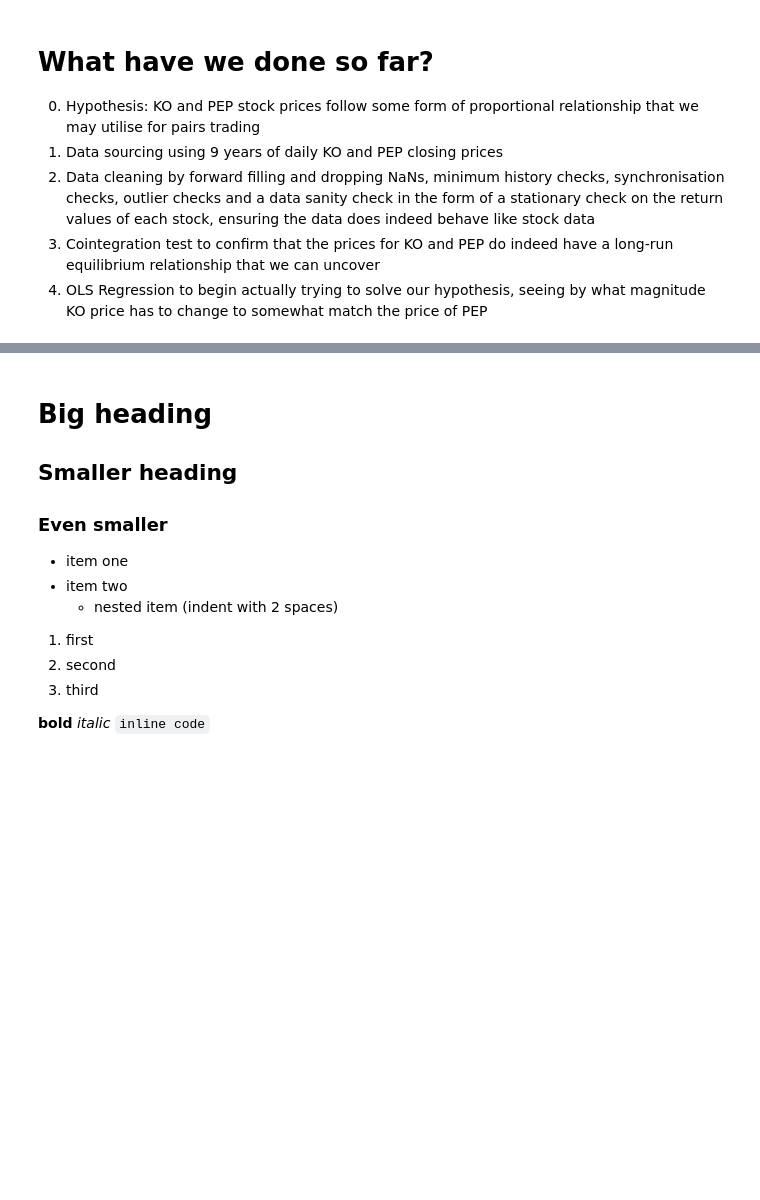
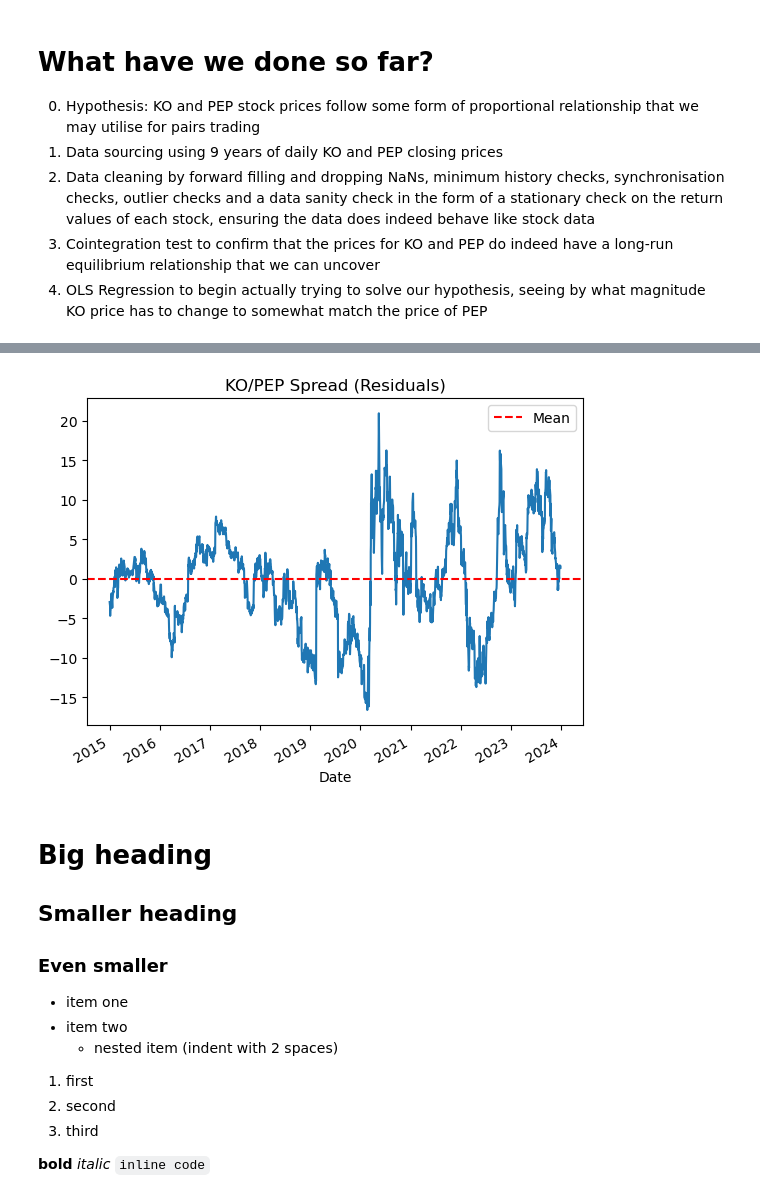
Before and after one commit to Godwin-Coding/KO-PEP-Pairs-Trading-Algorithm, a Jupyter notebook: main.ipynb, the cells around one changed output, grey strips where cells are left out. Cells and saved outputs as stored; diff of their text form; code cells hidden in the pictures; blank space fills up the shorter version.

Commit message:
done code and explanations for step 5 on Computing and Visualising the Spread. To do analysis of the output diagram

```diff
--- a/main.ipynb
+++ b/main.ipynb
@@ -437,3 +458,18 @@ $spread = \frac{PEP}{KO}$
+# %%
+import matplotlib.pyplot as plt
+
+spread = model.resid
+
+## OR
+# alpha = model.params["const"]
+# spread = prices["PEP"] - alpha - hedge_ratio * prices["KO"]
+
+spread.plot(title="KO/PEP Spread (Residuals)")
+plt.axhline(spread.mean(), color="red", linestyle="--", label="Mean")
+plt.legend() #shows us the legends of the graph (the mean box in the top right showing what the red horizontal line means)
+plt.show() #actually displays the graph
+# %% [output]
+[figure, added]
 # %% [markdown]
 # Big heading
 ## Smaller heading
```
Also changed, not shown: parts of 2 cells of this notebook.
